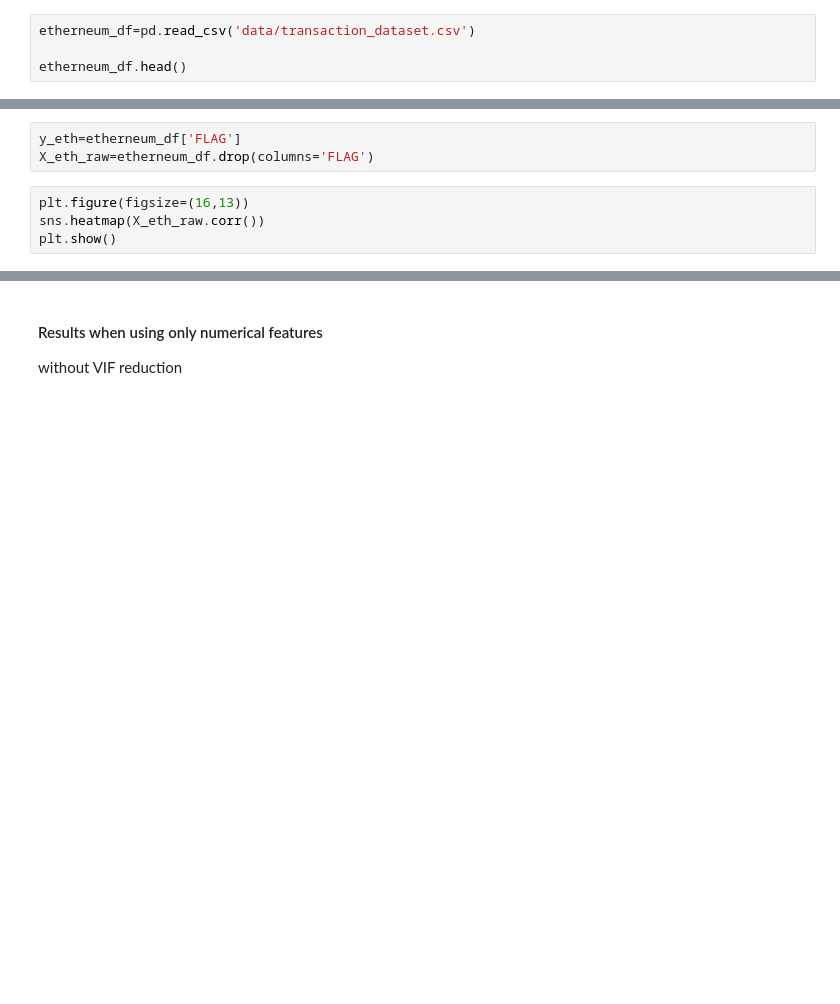
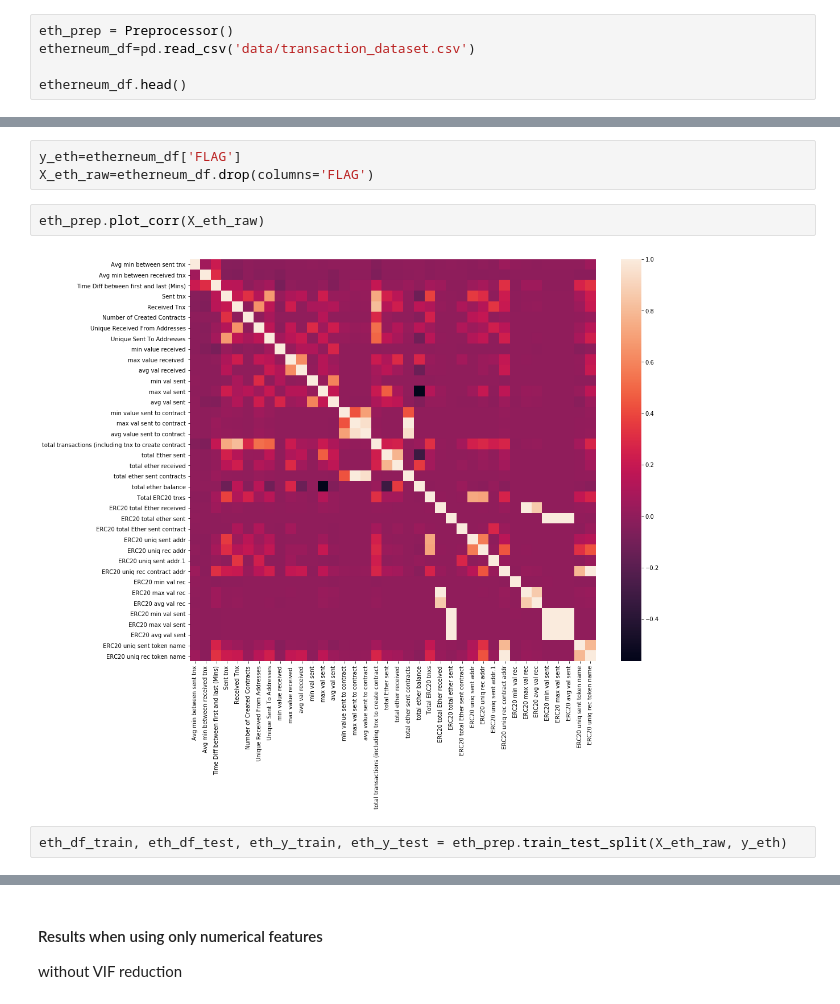
Before and after one commit to pawel99k/AML2022, a Jupyter notebook: Project1/Feature Engineering.ipynb, the cells around one changed output, grey strips where cells are left out. Cells and saved outputs as stored; diff of their text form; blank space fills up the shorter version.

```diff
--- a/Project1/Feature Engineering.ipynb
+++ b/Project1/Feature Engineering.ipynb
@@ -232,4 +347,5 @@ model.score(X_test, y_test)
 # %%
+eth_prep = Preprocessor()
 etherneum_df=pd.read_csv('data/transaction_dataset.csv')
 
 etherneum_df.head()
@@ -260,6 +419,8 @@ for c in etherneum_df.columns:
 y_eth=etherneum_df['FLAG']
 X_eth_raw=etherneum_df.drop(columns='FLAG')
 # %%
-plt.figure(figsize=(16,13))
-sns.heatmap(X_eth_raw.corr())
-plt.show()
+eth_prep.plot_corr(X_eth_raw)
+# %% [output]
+[figure, added]
+# %%
+eth_df_train, eth_df_test, eth_y_train, eth_y_test = eth_prep.train_test_split(X_eth_raw, y_eth)
```
Also changed, not shown: parts of 69 cells of this notebook, 1 other file.
